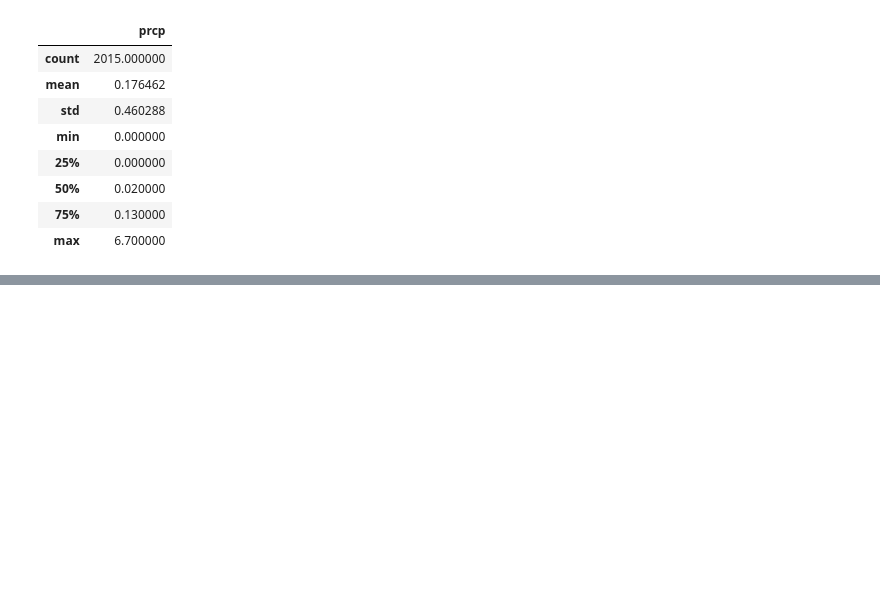
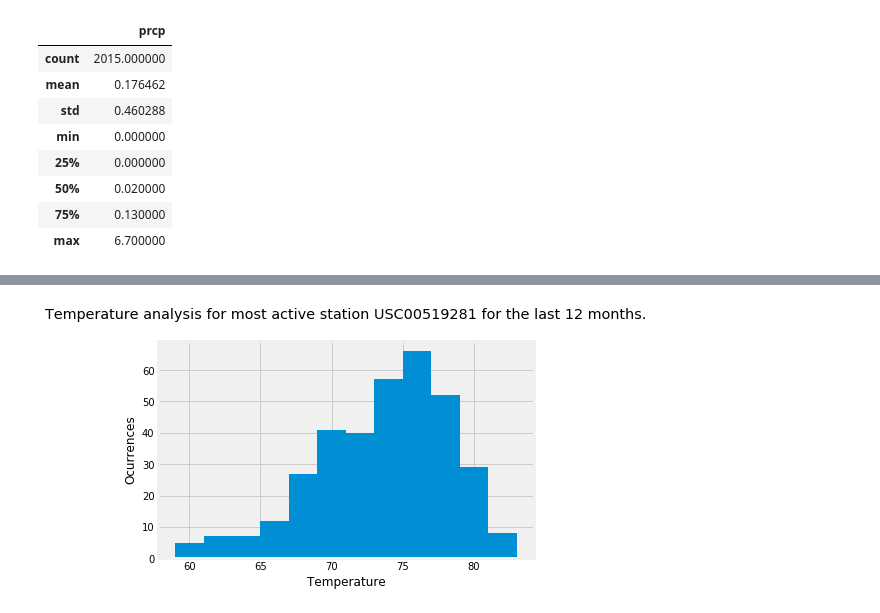
Before and after one commit to danielczz/HW_10-Analyzing_data_with_SQLLite_-_Python, a Jupyter notebook: main.ipynb, the cells around one changed output, grey strips where cells are left out. Cells and saved outputs as stored; diff of their text form; code cells hidden in the pictures; blank space fills up the shorter version.

```diff
--- a/main.ipynb
+++ b/main.ipynb
@@ -275,0 +192,17 @@ daily_normals("01-01")
+# %%
+# Design a query to retrieve the last 12 months of temperature observation data (tobs).
+# Filter by the station with the highest number of observations.
+tobs_data = session.query(Measurement.station, Measurement.date, Measurement.prcp, \
+                          Measurement.tobs).filter(Measurement.station == 'USC00519281').\
+                            filter(Measurement.date >= last_date_last_year).order_by(Measurement.date).all()
+# tobs_data
+# %%
+# Plot the results as a histogram with bins=12.
+bins_df =pd.DataFrame(tobs_data)
+plt.hist(bins_df['tobs'],12)
+plt.xlabel("Temperature")
+plt.ylabel("Ocurrences")
+plt.title(f'Temperature analysis for most active station {most_active[0][0]} for the last 12 months.\n')
+plt.show()
+# %% [output]
+[figure, added]
```
Also changed, not shown: parts of 23 cells of this notebook, 1 other file.
